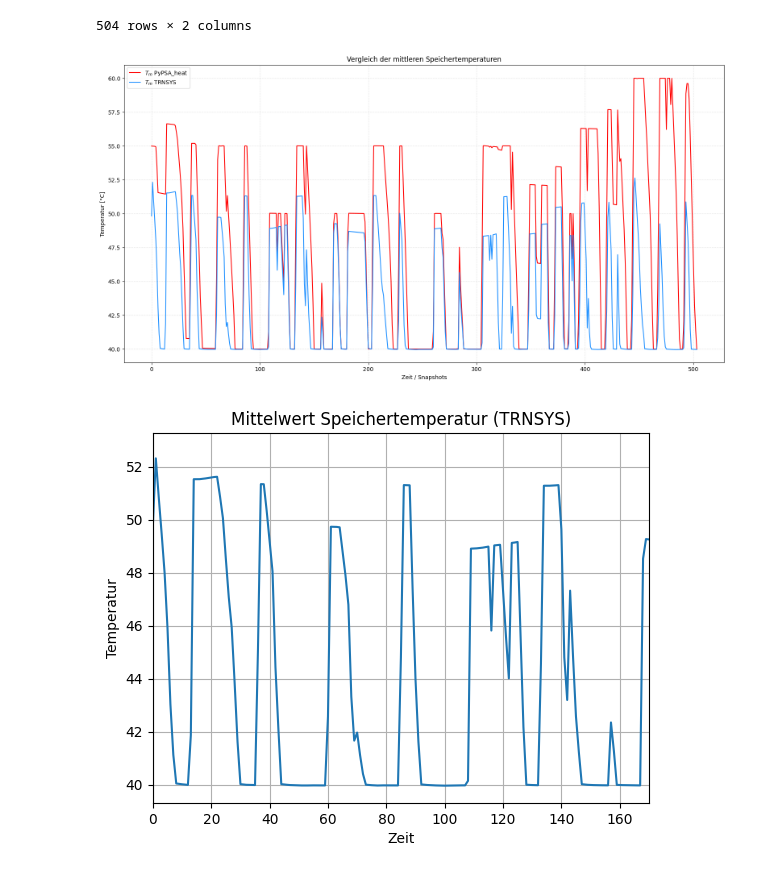
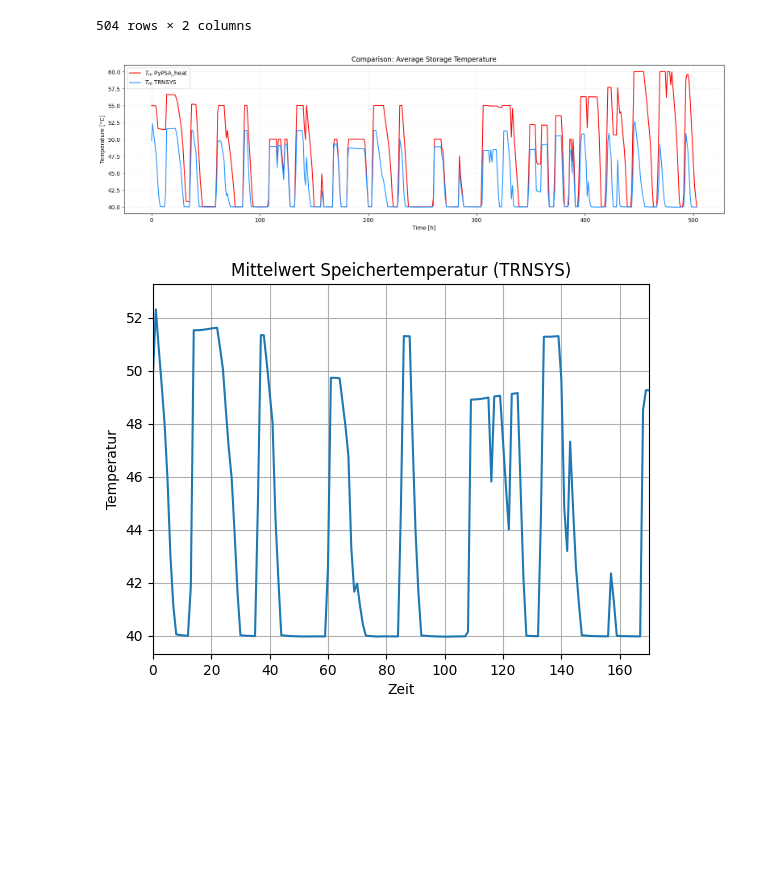
Before and after one commit to choffma8/masterprojektWaermespeicher, a Jupyter notebook: konstanterTemperaturspeicher - 3 Wochen.ipynb, the cells around one changed output. Saved outputs shown, nothing was run; the diff lists cells and outputs as text; code cells hidden in the pictures; blank space fills up the shorter version.

```diff
--- a/konstanterTemperaturspeicher - 3 Wochen.ipynb
+++ b/konstanterTemperaturspeicher - 3 Wochen.ipynb
@@ -444,21 +444,21 @@ TRNSYSdata
 | 503 | 503.0 | 39.963091 |
 504 rows × 2 columns
 # %%
-plt.figure(figsize=(19.2, 9.6))
+plt.figure(figsize=(19.2, 4.8))
 
 plt.plot(output_pypsa["T_avg"].fillna(0), label="$T_m$ PyPSA_heat", color="red")
 plt.plot(TRNSYSdata["ts_T_m"].fillna(0), label="$T_m$ TRNSYS", color="dodgerblue")
 
 
 plt.ylim(39, 61)
-plt.xlabel("Zeit / Snapshots")
-plt.ylabel("Temperatur [°C]")
-plt.title("Vergleich der mittleren Speichertemperaturen")
+plt.xlabel("Time [h]")
+plt.ylabel("Temperature [°C]")
+plt.title("Comparison: Average Storage Temperature")
 plt.grid(True, linestyle=":", alpha=0.6)
 plt.legend()
 plt.show()
 # %% [output]
-[figure, old version]
+[figure, new version]
 # %%
 TRNSYS_T_m = TRNSYSdata['ts_T_m'].copy()
 
```
